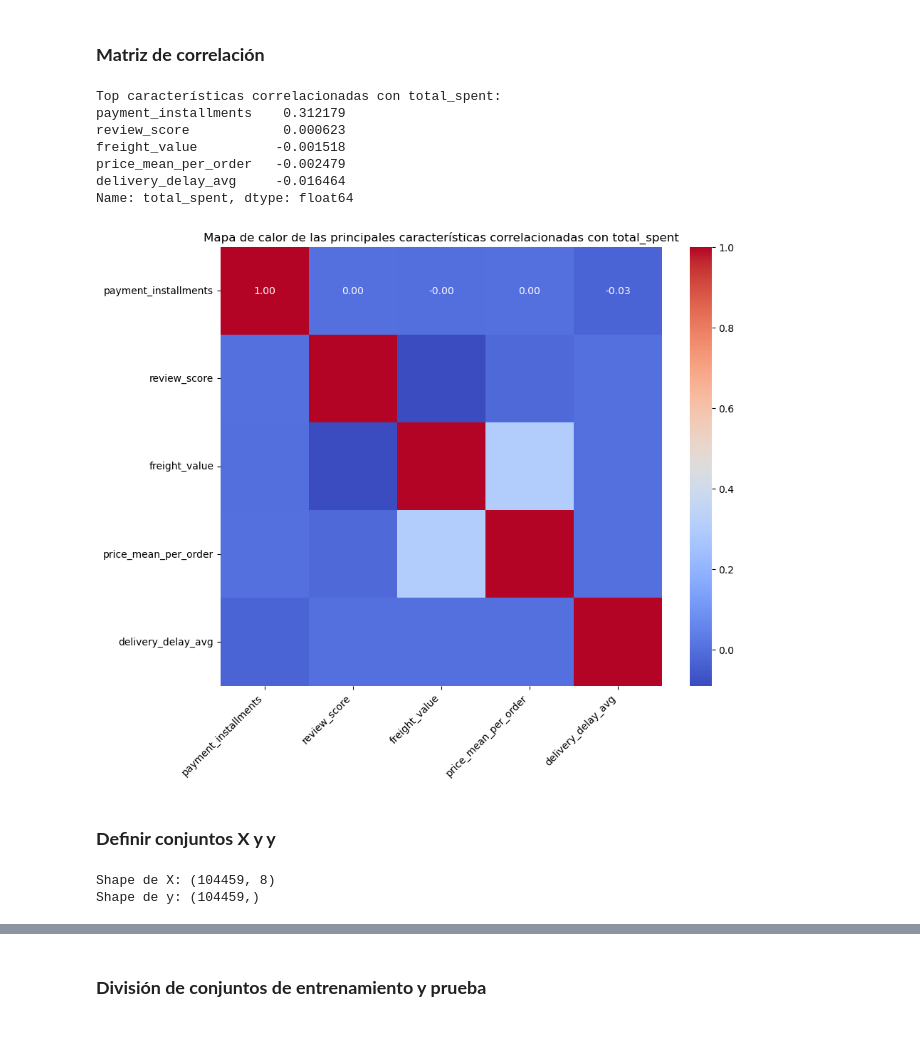
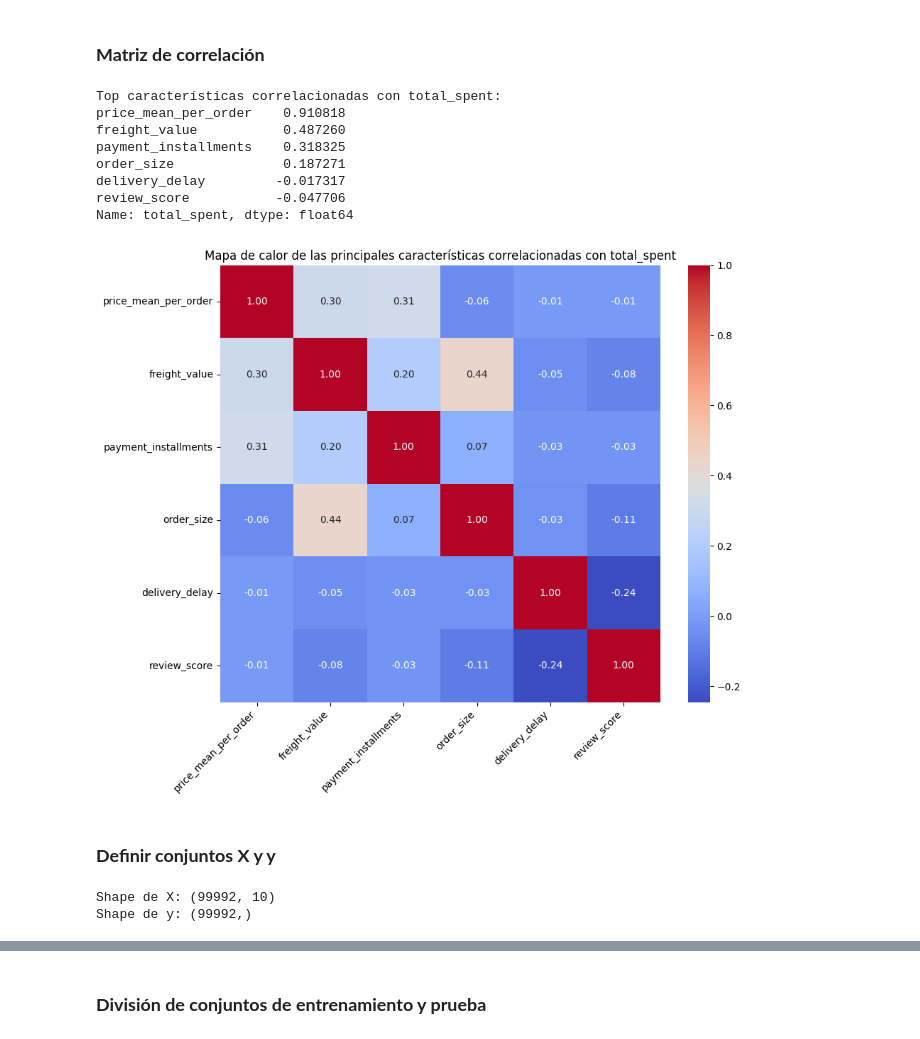
Before and after one commit to paulabaal12/PROY3-DM, a Jupyter notebook: Entrega 2/main.ipynb, the cells around one changed output, grey strips where cells are left out. Cells and saved outputs as stored; diff of their text form; code cells hidden in the pictures.

Commit message:
new DF created on test.ipynb

```diff
--- a/Entrega 2/main.ipynb
+++ b/Entrega 2/main.ipynb
@@ -25,7 +24,8 @@ pd.options.display.max_columns = None
 # %%
 # Definición de datasets
 df_customer_value = None
-customer_df_scaled = None
+df_customer_value_scaled = None
 # Ejecución de Pipeline
-%run pipeline.ipynb
+%run test.ipynb
+#%run pipeline.ipynb
 # %% [markdown]
@@ -59,48 +45,48 @@ customer_df_scaled.sort_values(by='review_score', ascending=False)
 # %% [markdown]
 ### **Matriz de correlación**
-# %%
-
-numeric_data = df_customer_value[['total_spent', 'review_score', 'delivery_delay_avg', 'payment_installments', 'price_mean_per_order', 'freight_value']]
-
-#Calcular la matriz de correlación
-correlation_matrix = numeric_data.corr()
-
-# Correlaciones con total_spent
-total_spent_correlations = correlation_matrix['total_spent'].sort_values(ascending=False)
-
-top_corr_features = total_spent_correlations.index[1:7]
-
-print("Top características correlacionadas con total_spent:")
-print(total_spent_correlations[1:7])
-
-# 5. Visualizar las correlaciones entre esas variables
-plt.figure(figsize=(10, 8))
-sns.heatmap(numeric_data[top_corr_features].corr(), annot=True, cmap='coolwarm', fmt=".2f")
-plt.title('Mapa de calor de las principales características correlacionadas con total_spent')
-plt.xticks(rotation=45, ha='right')
-plt.yticks(rotation=0)
-plt.show()
-# %% [output]
-Top características correlacionadas con total_spent:
-payment_installments    0.312179
-review_score            0.000623
-freight_value          -0.001518
-price_mean_per_order   -0.002479
-delivery_delay_avg     -0.016464
-Name: total_spent, dtype: float64
-[figure, removed]
+# %%
+
+numeric_data = df_customer_value_scaled[['total_spent', 'order_size', 'review_score', 'delivery_delay', 'payment_installments', 'price_mean_per_order', 'freight_value']]
+#Calcular la matriz de correlación
+correlation_matrix = numeric_data.corr()
+
+# Correlaciones con total_spent
+total_spent_correlations = correlation_matrix['total_spent'].sort_values(ascending=False)
+
+top_corr_features = total_spent_correlations.index[1:7]
+
+print("Top características correlacionadas con total_spent:")
+print(total_spent_correlations[1:7])
+
+# 5. Visualizar las correlaciones entre esas variables
+plt.figure(figsize=(10, 8))
+sns.heatmap(numeric_data[top_corr_features].corr(), annot=True, cmap='coolwarm', fmt=".2f")
+plt.title('Mapa de calor de las principales características correlacionadas con total_spent')
+plt.xticks(rotation=45, ha='right')
+plt.yticks(rotation=0)
+plt.show()
+# %% [output]
+Top características correlacionadas con total_spent:
+price_mean_per_order    0.910818
+freight_value           0.487260
+payment_installments    0.318325
+order_size              0.187271
+delivery_delay         -0.017317
+review_score           -0.047706
+Name: total_spent, dtype: float64
+[figure, added]
 # %% [markdown]
 ### **Definir conjuntos X y y**
 # %%
 
 # y = total_spent (posición 1)
-y = df_customer_value.iloc[:, 1]
+y = df_customer_value_scaled.iloc[:, 1]
 
-# X = todas las columnas de la posición 2 hasta la 9
-X = df_customer_value.iloc[:, 2:10]
+# X = todas las columnas de la posición 2 hasta la útlima
+X = df_customer_value_scaled.iloc[:, 2:]
 
 print("Shape de X:", X.shape)
 print("Shape de y:", y.shape)
 # %% [output]
-Shape de X: (104459, 8)
-Shape de y: (104459,)
+Shape de X: (99992, 10)
+Shape de y: (99992,)
```
Also changed, not shown: parts of 5 cells of this notebook, 2 other files.
